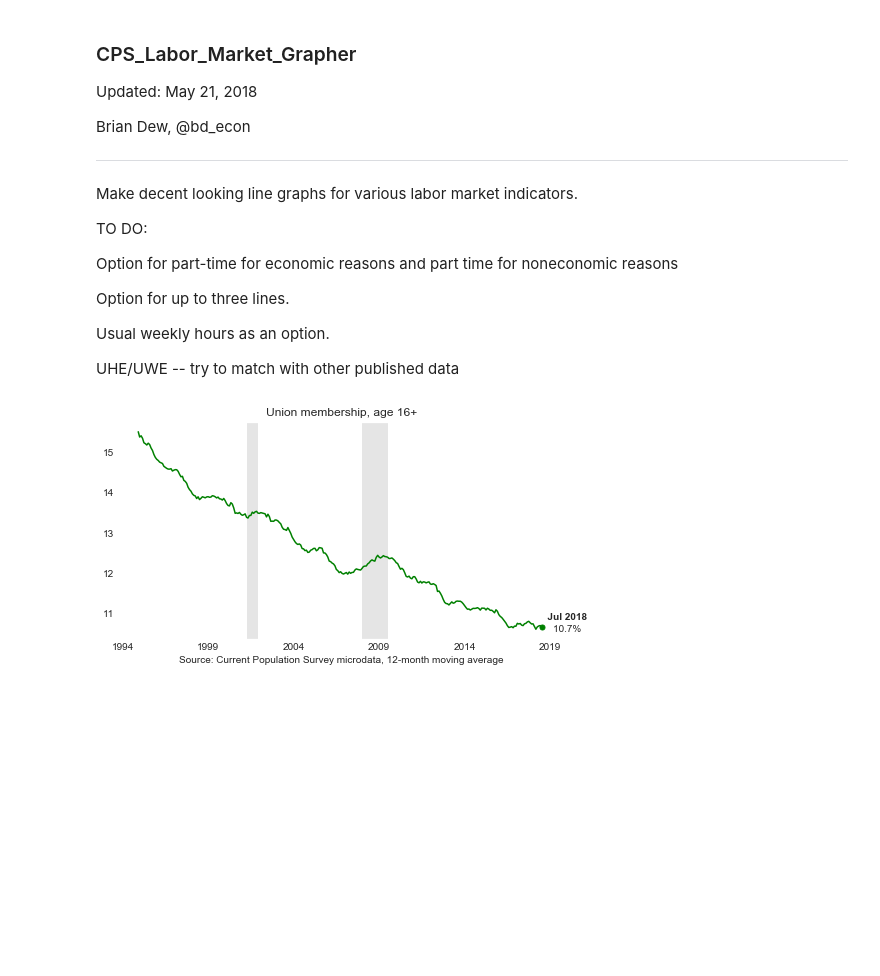
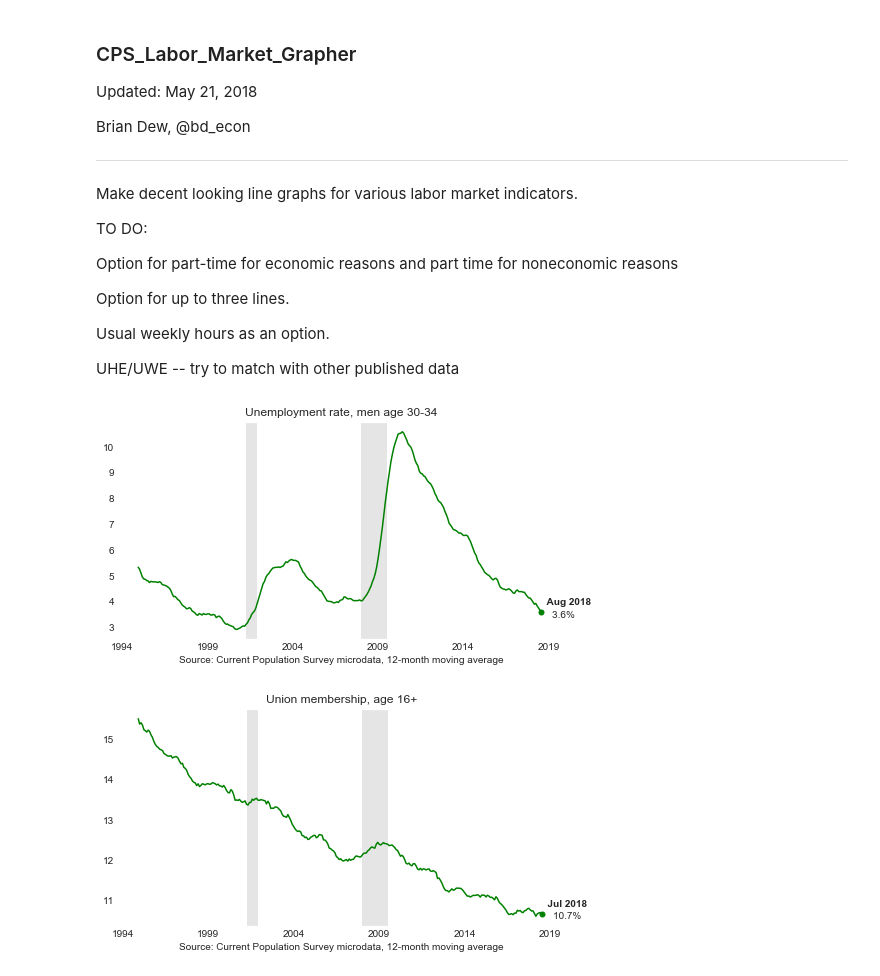
Before and after one commit to bdecon/econ_data, a Jupyter notebook: micro/CPS_Labor_Market_Grapher.ipynb, the cells around one changed output. Cells and saved outputs as stored; diff of their text form; code cells hidden in the pictures; blank space fills up the shorter version.

```diff
--- a/micro/CPS_Labor_Market_Grapher.ipynb
+++ b/micro/CPS_Labor_Market_Grapher.ipynb
@@ -35,7 +35,7 @@ rec_dt = [('2001-04-01', '2001-12-01'), ('2008-01-01', '2009-07-01')]
 # %%
 # Consumer Price Index to adjust nominal prices
 cpi = pd.read_csv('cpi.csv')
-cpi.index = pd.to_datetime(cpi.DATE)
+cpi.index = pd.to_datetime(cpi.date)
 # %%
 # Functions that get labor force data from the CPS and graph it
 def get_cps_data(filters, calc_type, decile=0.5, rtype='share'):
@@ -168,6 +168,15 @@ def labor_mkt_grapher(title, data, color, decimals=1):
         ax = plt.xlabel('Source: Current Population Survey microdata, adjusted for inflation by CPI-U')
     ax = plt.annotate(f'  {data.index[-1]:%b %Y}', (data.index[-1], data[-1]+spcr),
                       fontweight='bold')
+# %%
+# Unemployment Rate
+filters = 'PRTAGE >= 30 and PRTAGE <= 34 and PESEX == 1'
+calc_type = 'unemp'
+title = 'Unemployment rate, men age 30-34'
+data = get_cps_data(filters, calc_type)
+labor_mkt_grapher(title, data, 'green')
+# %% [output]
+[figure, added]
 # %%
 # Calculate total group size (millions)
 filters = 'PRTAGE > 15'
```
Also changed, not shown: parts of 1 cell of this notebook, 12 other files.
